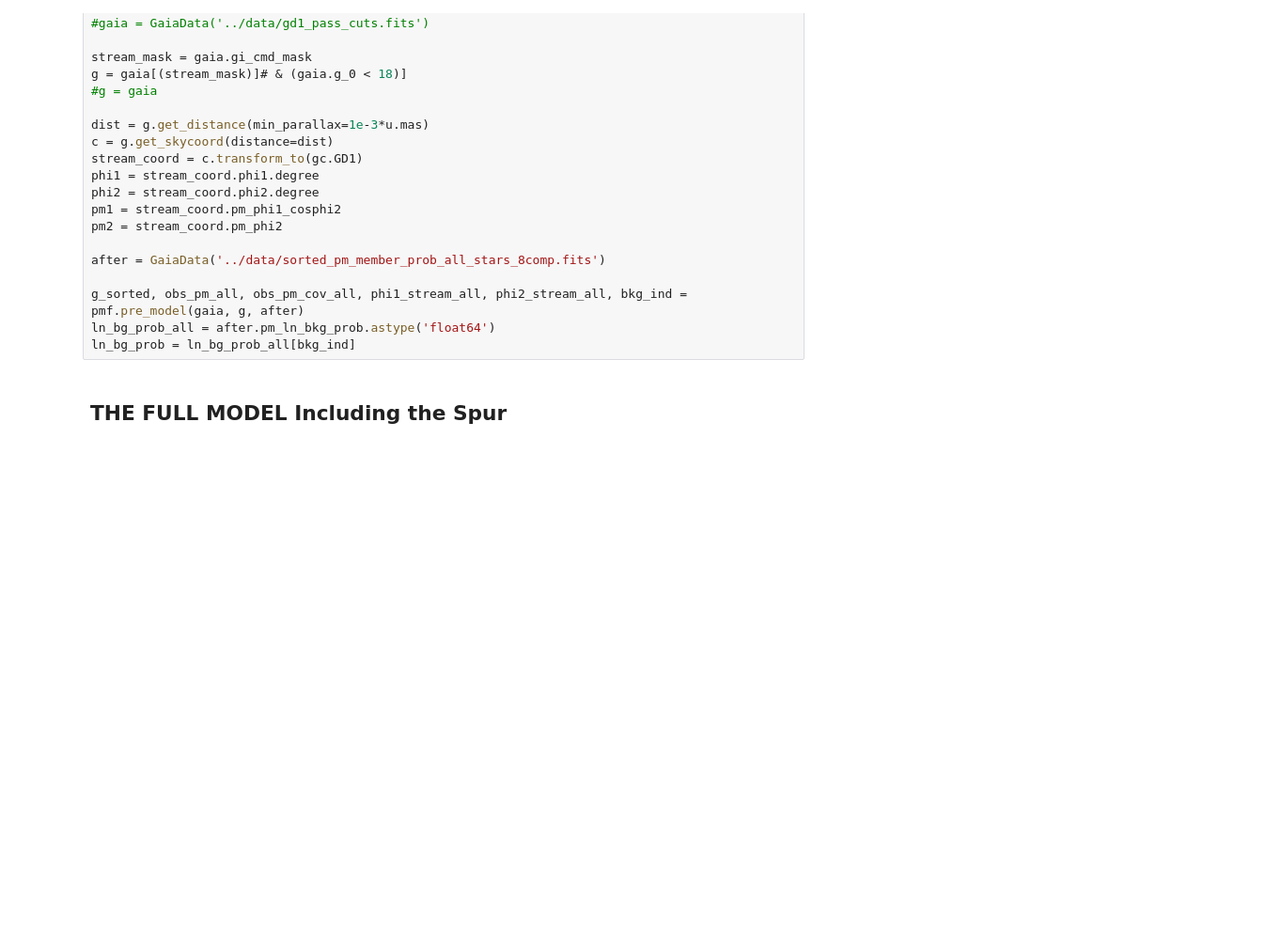
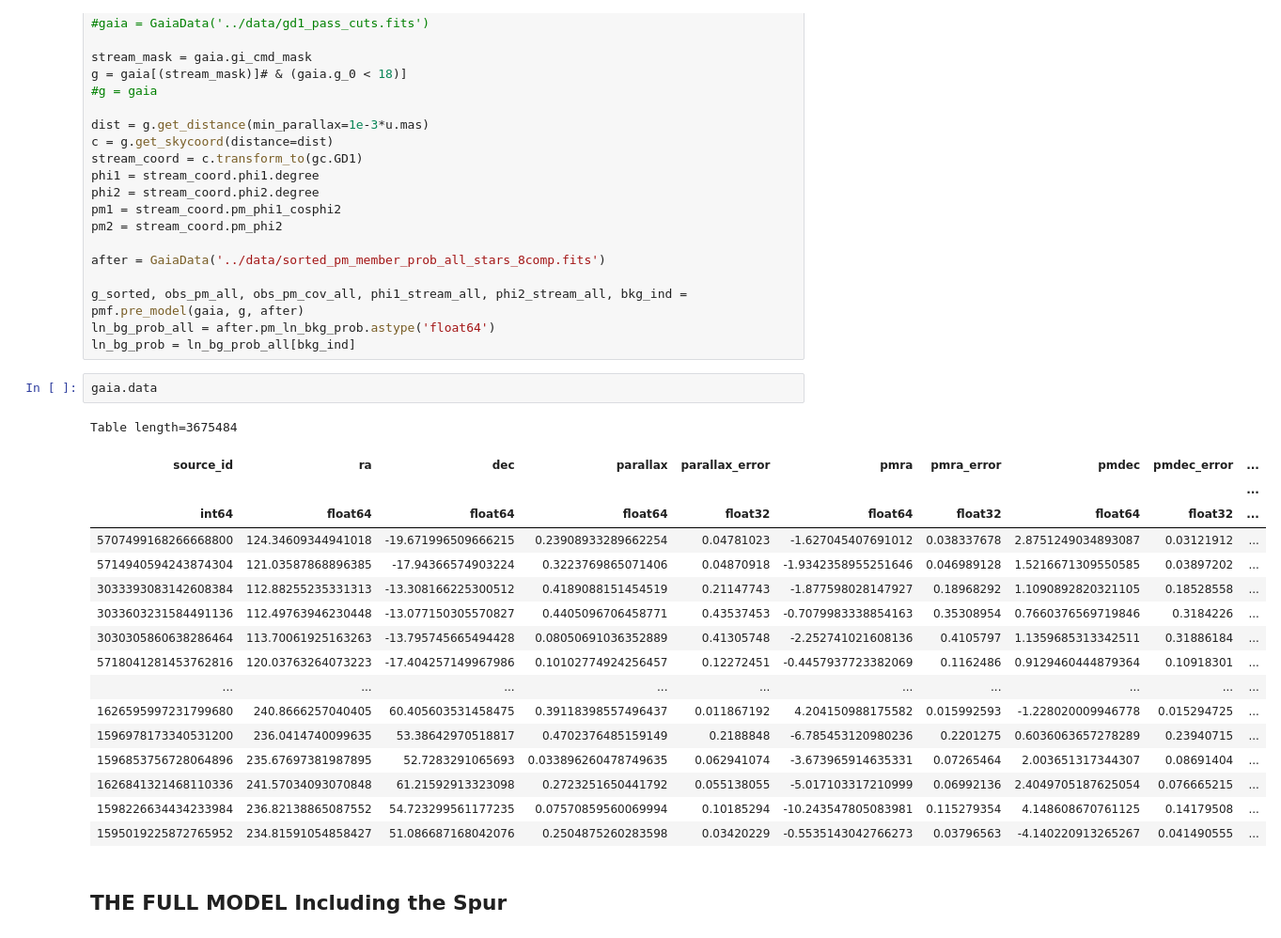
Before and after one commit to adrn/gd1-dr3, a Jupyter notebook: notebooks/Pymc3_proper_motion_model.ipynb, the cells around one changed output. Shown at 94% size. Saved outputs shown, nothing was run; the diff lists cells and outputs as text; blank space fills up the shorter version.

```diff
--- a/notebooks/Pymc3_proper_motion_model.ipynb
+++ b/notebooks/Pymc3_proper_motion_model.ipynb
@@ -83,6 +83,26 @@ after = GaiaData('../data/sorted_pm_member_prob_all_stars_8comp.fits')
 g_sorted, obs_pm_all, obs_pm_cov_all, phi1_stream_all, phi2_stream_all, bkg_ind = pmf.pre_model(gaia, g, after)
 ln_bg_prob_all = after.pm_ln_bkg_prob.astype('float64')
 ln_bg_prob = ln_bg_prob_all[bkg_ind]
+# %%
+gaia.data
+# %% [output]
+Table length=3675484
+| source_id | ra | dec | parallax | parallax_error | pmra | pmra_error | pmdec | pmdec_error | ... |
+|  |  |  |  |  |  |  |  |  | ... |
+| int64 | float64 | float64 | float64 | float32 | float64 | float32 | float64 | float32 | ... |
+| 5707499168266668800 | 124.34609344941018 | -19.671996509666215 | 0.23908933289662254 | 0.04781023 | -1.627045407691012 | 0.038337678 | 2.8751249034893087 | 0.03121912 | ... |
+| 5714940594243874304 | 121.03587868896385 | -17.94366574903224 | 0.3223769865071406 | 0.04870918 | -1.9342358955251646 | 0.046989128 | 1.5216671309550585 | 0.03897202 | ... |
+| 3033393083142608384 | 112.88255235331313 | -13.308166225300512 | 0.4189088151454519 | 0.21147743 | -1.877598028147927 | 0.18968292 | 1.1090892820321105 | 0.18528558 | ... |
+| 3033603231584491136 | 112.49763946230448 | -13.077150305570827 | 0.4405096706458771 | 0.43537453 | -0.7079983338854163 | 0.35308954 | 0.7660376569719846 | 0.3184226 | ... |
+| 3030305860638286464 | 113.70061925163263 | -13.795745665494428 | 0.08050691036352889 | 0.41305748 | -2.252741021608136 | 0.4105797 | 1.1359685313342511 | 0.31886184 | ... |
+| 5718041281453762816 | 120.03763264073223 | -17.404257149967986 | 0.10102774924256457 | 0.12272451 | -0.4457937723382069 | 0.1162486 | 0.9129460444879364 | 0.10918301 | ... |
+| ... | ... | ... | ... | ... | ... | ... | ... | ... | ... |
+| 1626595997231799680 | 240.8666257040405 | 60.405603531458475 | 0.39118398557496437 | 0.011867192 | 4.204150988175582 | 0.015992593 | -1.228020009946778 | 0.015294725 | ... |
+| 1596978173340531200 | 236.0414740099635 | 53.38642970518817 | 0.4702376485159149 | 0.2188848 | -6.785453120980236 | 0.2201275 | 0.6036063657278289 | 0.23940715 | ... |
+| 1596853756728064896 | 235.67697381987895 | 52.7283291065693 | 0.033896260478749635 | 0.062941074 | -3.673965914635331 | 0.07265464 | 2.003651317344307 | 0.08691404 | ... |
+| 1626841321468110336 | 241.57034093070848 | 61.21592913323098 | 0.2723251650441792 | 0.055138055 | -5.017103317210999 | 0.06992136 | 2.4049705187625054 | 0.076665215 | ... |
+| 1598226634434233984 | 236.82138865087552 | 54.723299561177235 | 0.07570859560069994 | 0.10185294 | -10.243547805083981 | 0.115279354 | 4.148608670761125 | 0.14179508 | ... |
+| 1595019225872765952 | 234.81591054858427 | 51.086687168042076 | 0.2504875260283598 | 0.03420229 | -0.5535143042766273 | 0.03796563 | -4.140220913265267 | 0.041490555 | ... |
 # %% [markdown]
 ## THE FULL MODEL Including the Spur
 # %%
```
Also changed, not shown: parts of 12 cells of this notebook, 5 other files.
